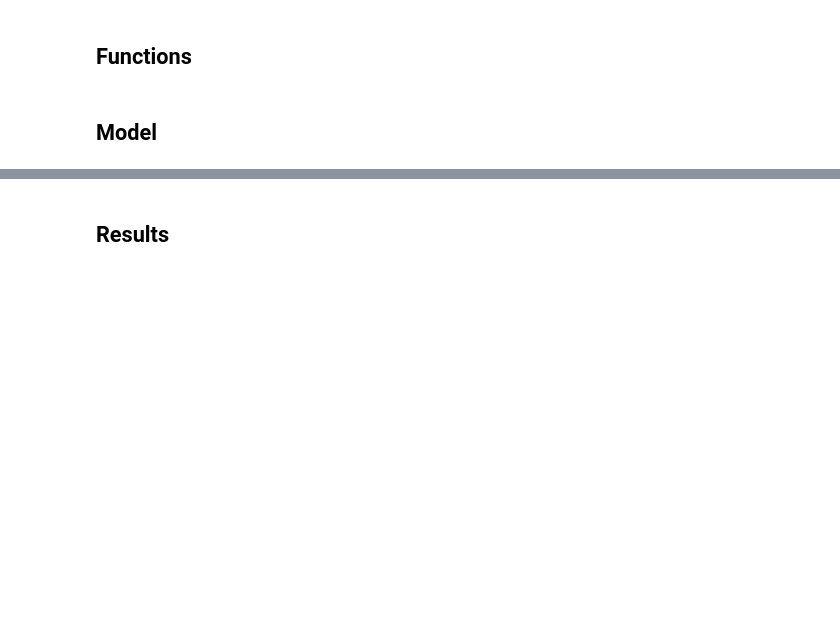
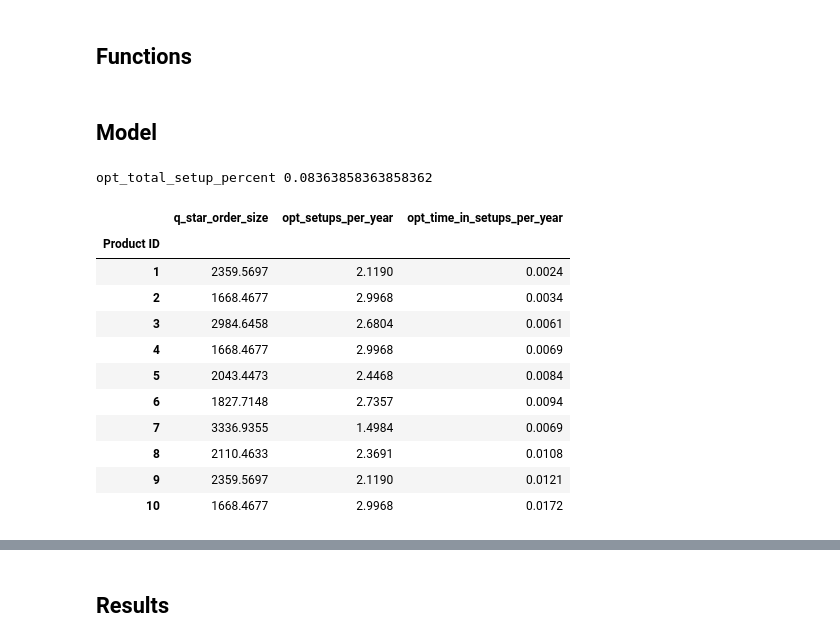
Before and after one commit to michaelswatson01/Capacitated-EOQ, a Jupyter notebook: CapacitatedEOQ.ipynb, the cells around one changed output, grey strips where cells are left out. Drawn from its saved outputs; the diff is of its cells as text; code cells hidden in the pictures; blank space fills up the shorter version.

```diff
--- a/CapacitatedEOQ.ipynb
+++ b/CapacitatedEOQ.ipynb
@@ -49,4 +135,33 @@ internal_calc_df
 # %% [markdown]
 ## Model
 # %%
-# Here's where the model runs
+# Optimal Results of capaciated model
+
+optimal_df = pd.DataFrame()
+
+if lambda_var <= 0:
+    optimal_df["q_star_order_size"] = internal_calc_df["Q-1 (S)"]
+else:
+    optimal_df["q_star_order_size"] = internal_calc_df["Q-2"]
+
+optimal_df["opt_setups_per_year"] = inputs_df["demand"] / optimal_df["q_star_order_size"]
+optimal_df["opt_time_in_setups_per_year"] = inputs_df["demand"] * inputs_df["scalar"] * sys_S_nomimal_set_up_years / optimal_df["q_star_order_size"]
+
+opt_total_setup_percent = optimal_df["opt_time_in_setups_per_year"].sum()
+
+print("opt_total_setup_percent",opt_total_setup_percent)
+optimal_df.astype("float").round(4)
+# %% [output]
+opt_total_setup_percent 0.08363858363858362
+|  | q_star_order_size | opt_setups_per_year | opt_time_in_setups_per_year |
+| Product ID |  |  |  |
+| 1 | 2359.5697 | 2.1190 | 0.0024 |
+| 2 | 1668.4677 | 2.9968 | 0.0034 |
+| 3 | 2984.6458 | 2.6804 | 0.0061 |
+| 4 | 1668.4677 | 2.9968 | 0.0069 |
+| 5 | 2043.4473 | 2.4468 | 0.0084 |
+| 6 | 1827.7148 | 2.7357 | 0.0094 |
+| 7 | 3336.9355 | 1.4984 | 0.0069 |
+| 8 | 2110.4633 | 2.3691 | 0.0108 |
+| 9 | 2359.5697 | 2.1190 | 0.0121 |
+| 10 | 1668.4677 | 2.9968 | 0.0172 |
```
Also changed, not shown: parts of 8 cells of this notebook.
